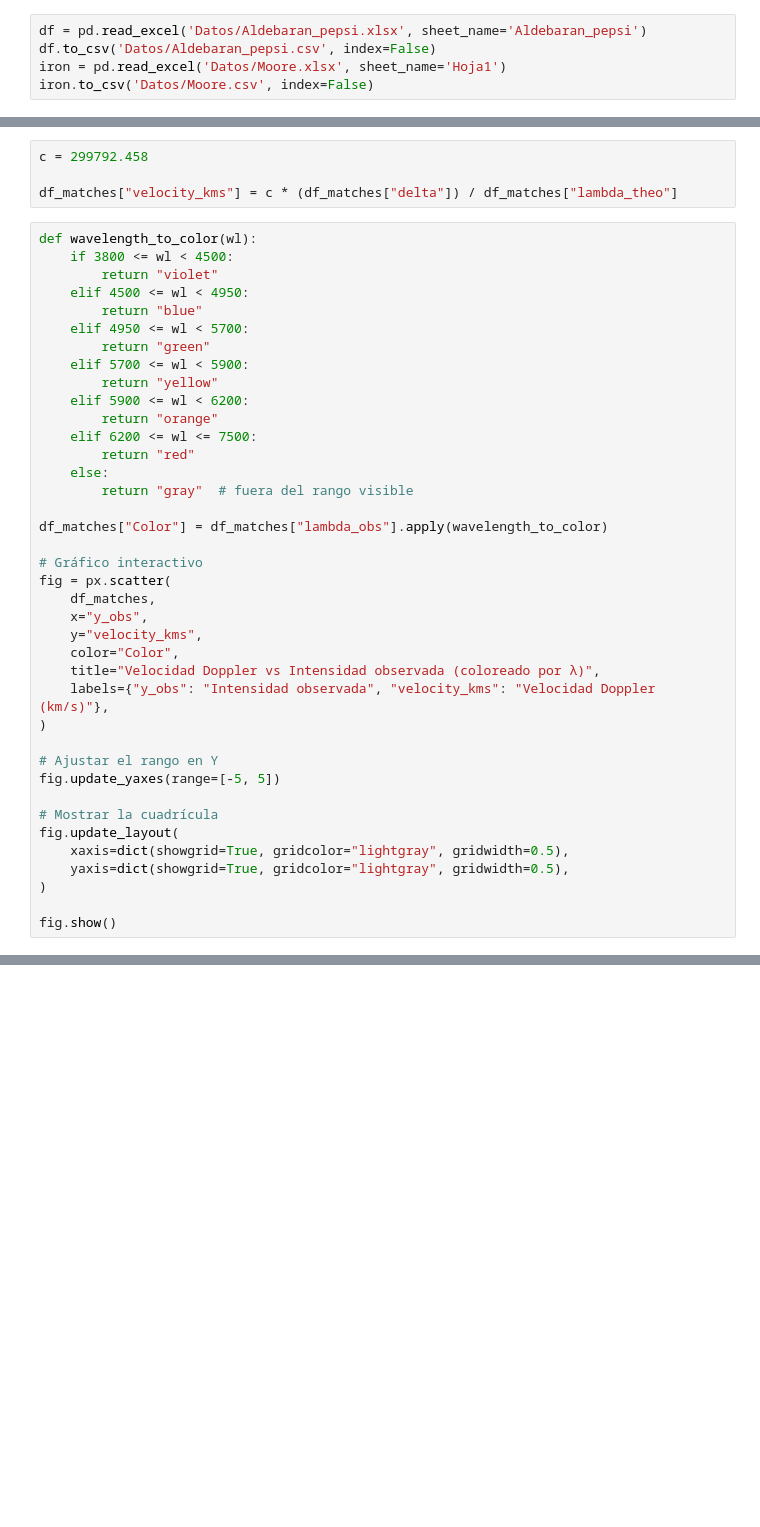
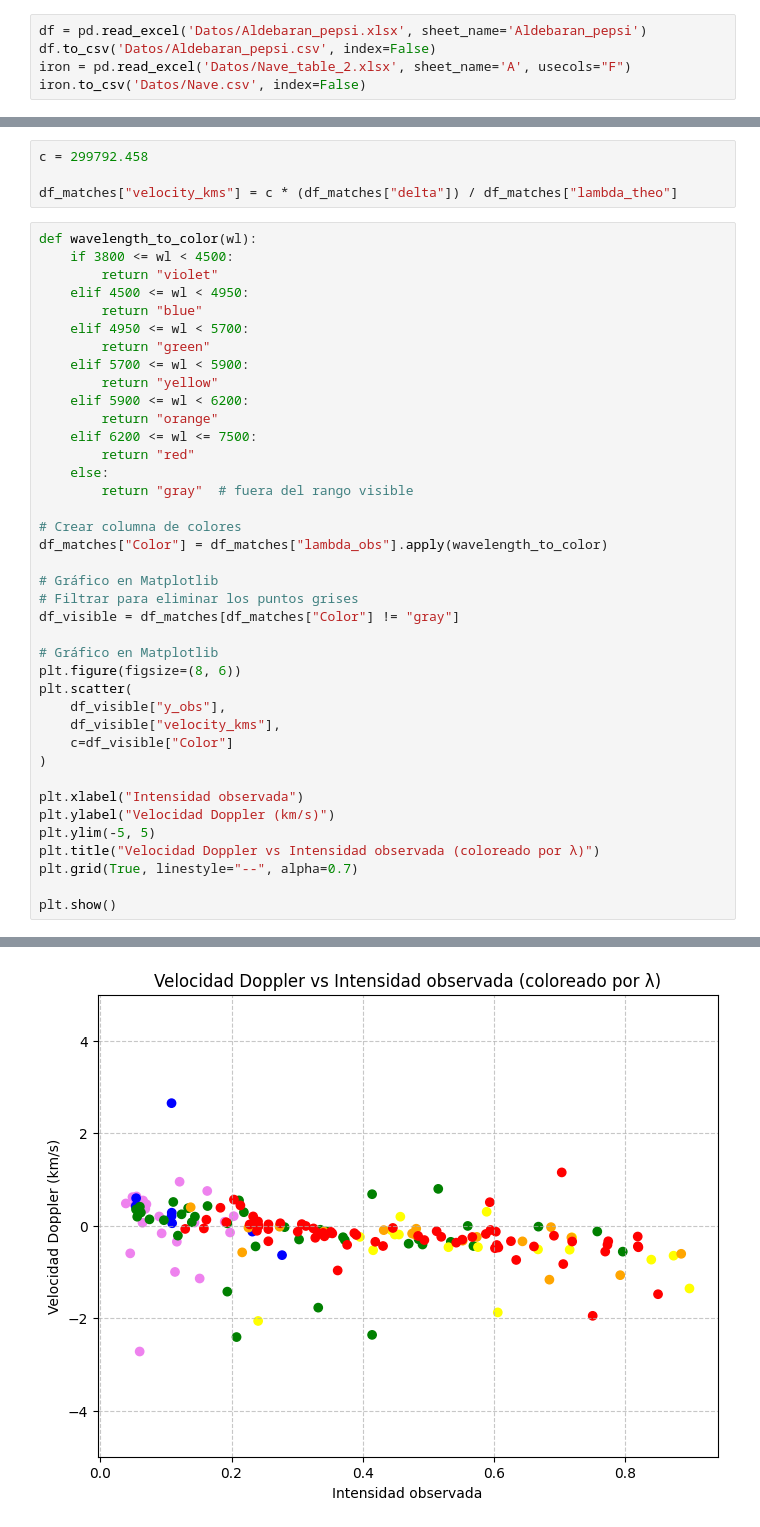
Before and after one commit to LaraGomezN/Aldebaran, a Jupyter notebook: main.ipynb, the cells around one changed output, grey strips where cells are left out. Cells and saved outputs as stored; diff of their text form; blank space fills up the shorter version.

```diff
--- a/main.ipynb
+++ b/main.ipynb
@@ -7,6 +7,6 @@ import plotly.express as px
 # %%
 df = pd.read_excel('Datos/Aldebaran_pepsi.xlsx', sheet_name='Aldebaran_pepsi')
 df.to_csv('Datos/Aldebaran_pepsi.csv', index=False)
-iron = pd.read_excel('Datos/Moore.xlsx', sheet_name='Hoja1')
-iron.to_csv('Datos/Moore.csv', index=False)
+iron = pd.read_excel('Datos/Nave_table_2.xlsx', sheet_name='A', usecols="F")
+iron.to_csv('Datos/Nave.csv', index=False)
 # %%
@@ -260,26 +236,26 @@ def wavelength_to_color(wl):
     else:
         return "gray"  # fuera del rango visible
 
+# Crear columna de colores
 df_matches["Color"] = df_matches["lambda_obs"].apply(wavelength_to_color)
 
-# Gráfico interactivo
-fig = px.scatter(
-    df_matches,
-    x="y_obs",
-    y="velocity_kms",
-    color="Color",
-    title="Velocidad Doppler vs Intensidad observada (coloreado por λ)",
-    labels={"y_obs": "Intensidad observada", "velocity_kms": "Velocidad Doppler (km/s)"},
+# Gráfico en Matplotlib
+# Filtrar para eliminar los puntos grises
+df_visible = df_matches[df_matches["Color"] != "gray"]
+
+# Gráfico en Matplotlib
+plt.figure(figsize=(8, 6))
+plt.scatter(
+    df_visible["y_obs"],
+    df_visible["velocity_kms"],
+    c=df_visible["Color"]
 )
 
-# Ajustar el rango en Y
-fig.update_yaxes(range=[-5, 5])
+plt.xlabel("Intensidad observada")
+plt.ylabel("Velocidad Doppler (km/s)")
+plt.ylim(-5, 5)
+plt.title("Velocidad Doppler vs Intensidad observada (coloreado por λ)")
+plt.grid(True, linestyle="--", alpha=0.7)
 
-# Mostrar la cuadrícula
-fig.update_layout(
-    xaxis=dict(showgrid=True, gridcolor="lightgray", gridwidth=0.5),
-    yaxis=dict(showgrid=True, gridcolor="lightgray", gridwidth=0.5),
-)
-
-fig.show()
+plt.show()
 # %% [output]
@@ -286,0 +262 @@ ValueError: Mime type rendering requires nbformat>=4.2.0 but it is not installed
+[figure, added]
```
Also changed, not shown: parts of 5 cells of this notebook, 2 other files.
